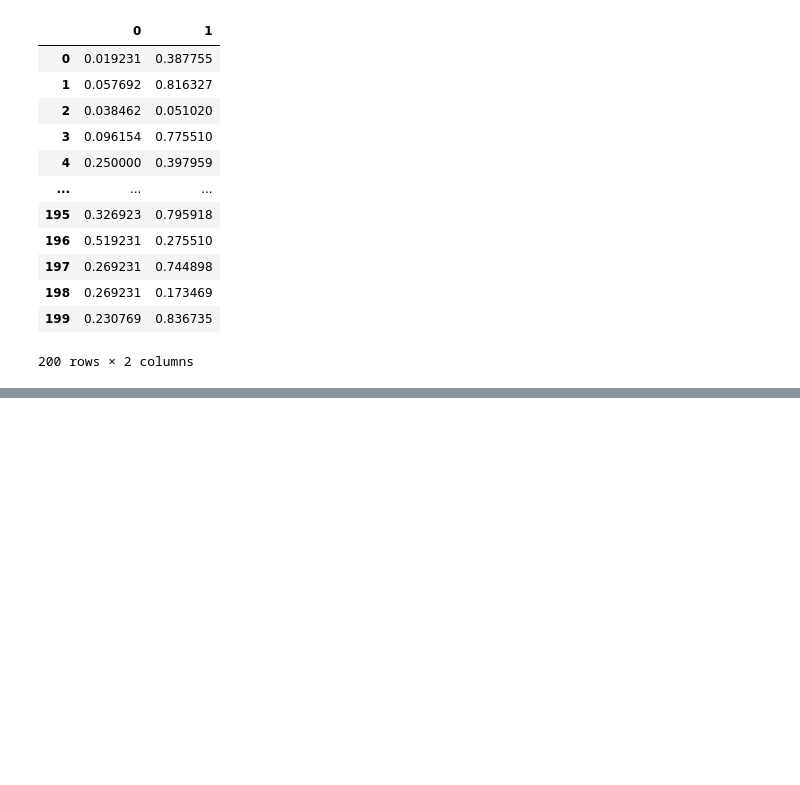
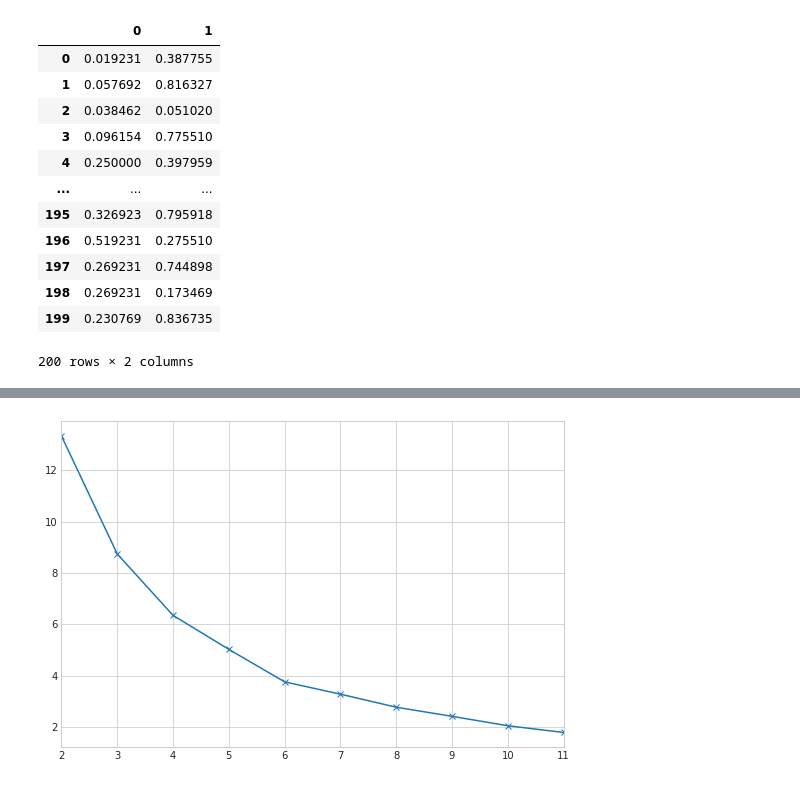
Before and after one commit to jivemachine/ds-methodologies-exercises, a Jupyter notebook: clustering/model.ipynb, the cells around one changed output, grey strips where cells are left out. Saved outputs shown, nothing was run; the diff lists cells and outputs as text; code cells hidden in the pictures; blank space fills up the shorter version.

```diff
--- a/clustering/model.ipynb
+++ b/clustering/model.ipynb
@@ -275,0 +279,11 @@ centroids.plot.scatter(X_scaled[0], X_scaled[1], c='black', marker='x', s=1000,
+# %%
+# seasrching for optimal k value
+with plt.style.context('seaborn-whitegrid'):
+    plt.figure(figsize=(9,6))
+    pd.Series({k: KMeans(k).fit(X_scaled).inertia_ for k in range(2, 12)}).plot(marker='x')
+    plt.xticks=(range(2,12))
+    plt.xlabel=('k')
+    plt.ylabel=('inertia')
+    plt.title=('change in inertias as k increases')
+# %% [output]
+[figure, added]
```
Also changed, not shown: parts of 18 cells of this notebook.
